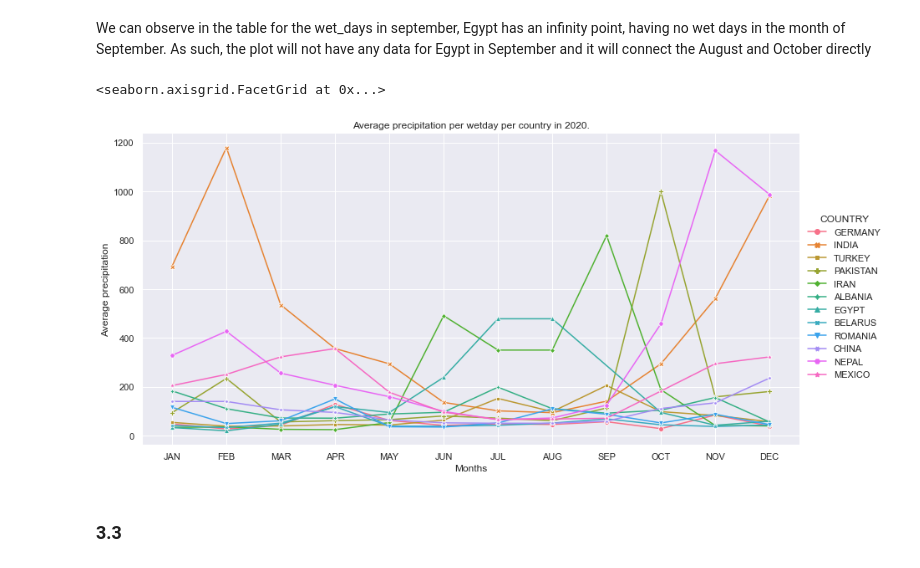
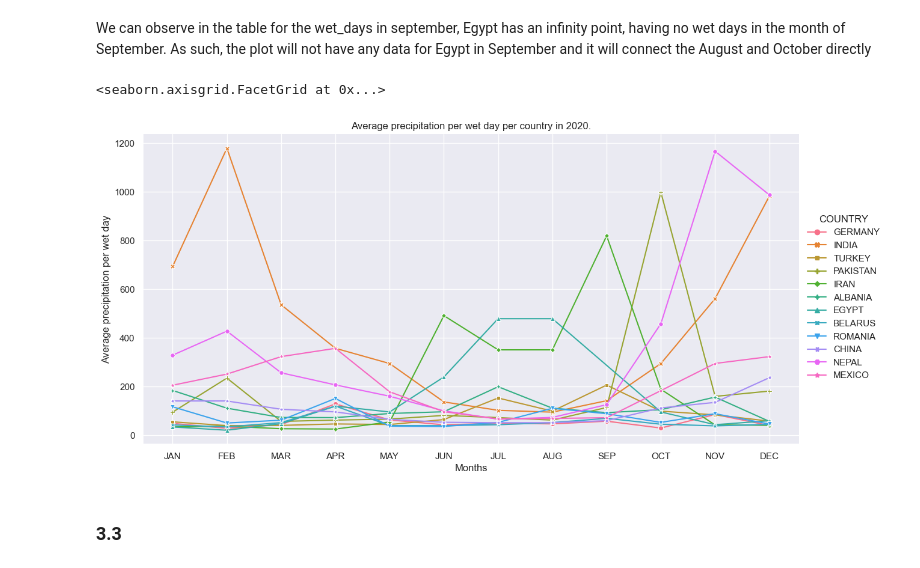
Before and after one commit to aronzek/UHH_research_methods, a Jupyter notebook: RM_A02_Group_E.ipynb, the cells around one changed output. Cells and saved outputs as stored; diff of their text form; code cells hidden in the pictures.

```diff
--- a/RM_A02_Group_E.ipynb
+++ b/RM_A02_Group_E.ipynb
@@ -42,6 +42,8 @@ import seaborn as sbs
 import numpy as np
 import matplotlib.pyplot as plt
 %matplotlib inline
+plt.rcParams['figure.dpi'] = 100
+sbs.set(rc={"figure.dpi":100, 'savefig.dpi':400})
 # %%
 df = pd.read_csv(r'Datasets/CRU_data.csv')
 sbs.set_theme()
@@ -170,13 +172,13 @@ We can observe in the table for the wet_days in september, Egypt has an infinity
 # %%
 wet_day = sbs.relplot(data = df_wet.drop("Total Precipitation",axis=1).T, kind = 'line', height = 6, aspect = 2, markers = True, dashes = False)
 wet_day.set_xticklabels(months)
 wet_day.set_xlabels("Months")
-wet_day.set_ylabels("Average precipitation")
-wet_day.set(title = "Average precipitation per wetday per country in 2020.")
+wet_day.set_ylabels("Average precipitation per wet day")
+wet_day.set(title = "Average precipitation per wet day per country in 2020.")
 #Solution 2 end
 # %% [output]
 <seaborn.axisgrid.FacetGrid at 0x...>
-[figure, old version]
+[figure, new version]
 # %% [markdown]
 ### 3.3
 # %%
```
Also changed, not shown: parts of 4 cells of this notebook, 5 other files.
